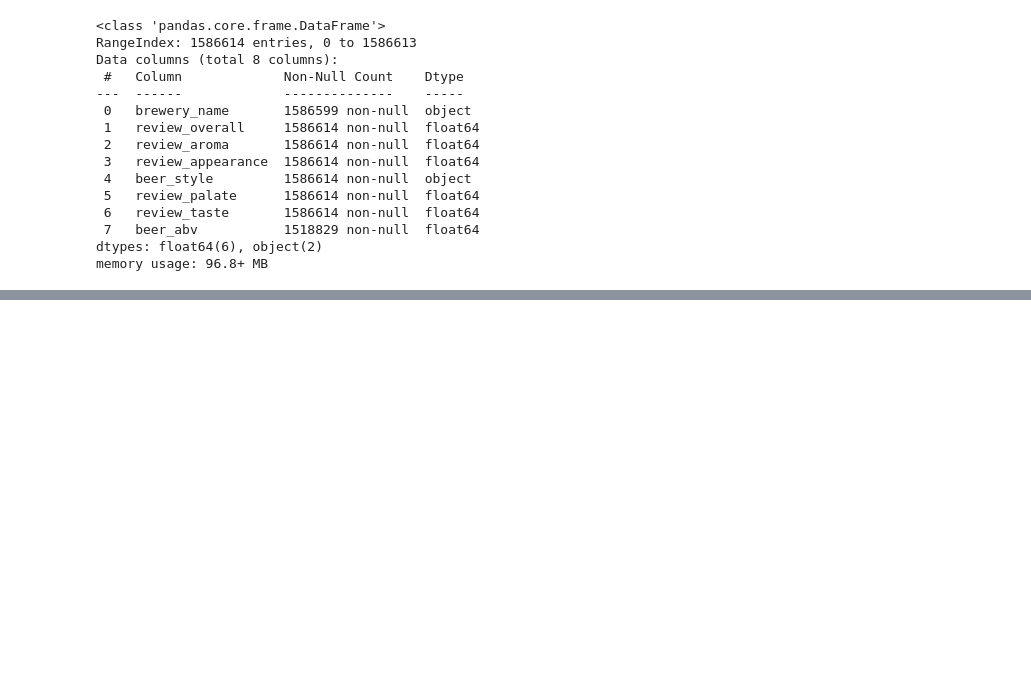
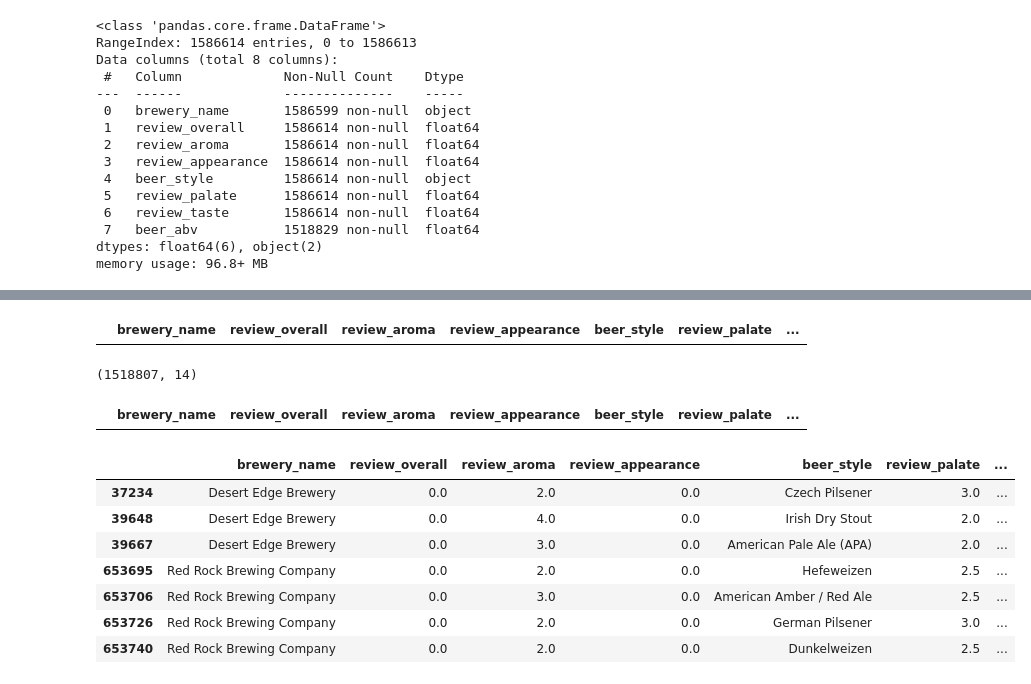
Before and after one commit to YuriiKlim/Projects, a Jupyter notebook: beer-reviews-predict.ipynb, the cells around one changed output, grey strips where cells are left out. Cells and saved outputs as stored; diff of their text form; code cells hidden in the pictures; blank space fills up the shorter version.

```diff
--- a/beer-reviews-predict.ipynb
+++ b/beer-reviews-predict.ipynb
@@ -111,0 +106,40 @@ For example, when doing 'df[col].method(value, inplace=True)', try using 'df.met
+# %%
+columns_to_check = ['review_aroma', 'review_appearance', 'review_palate', 'review_taste', "beer_abv"]
+
+# Фільтруємо рядки, де в будь-якій з зазначених колонок є значення 0
+rows_with_zeros = filtered_beer_reviews_df[(filtered_beer_reviews_df[columns_to_check] == 0).any(axis=1)]
+
+# Виведемо знайдені рядки
+rows_with_zeros
+# %% [output]
+|  | brewery_name | review_overall | review_aroma | review_appearance | beer_style | review_palate | ... |
+# %%
+# Фільтрація рядків, де в будь-якій з зазначених колонок є значення 0
+filtered_beer_reviews_df = filtered_beer_reviews_df[~(filtered_beer_reviews_df[columns_to_check] == 0).any(axis=1)]
+
+# Виведення кількості рядків після фільтрації
+filtered_beer_reviews_df.shape
+# %% [output]
+(1518807, 14)
+# %%
+# Фільтрація рядків, де у всіх зазначених колонках значення дорівнює 0
+rows_with_all_zeros = filtered_beer_reviews_df[(filtered_beer_reviews_df[columns_to_check] == 0).all(axis=1)]
+
+# Виведення знайдених рядків
+rows_with_all_zeros
+# %% [output]
+|  | brewery_name | review_overall | review_aroma | review_appearance | beer_style | review_palate | ... |
+# %%
+rows_with_overall_zero = filtered_beer_reviews_df[filtered_beer_reviews_df['review_overall'] == 0]
+
+# Виведення знайдених рядків
+rows_with_overall_zero
+# %% [output]
+|  | brewery_name | review_overall | review_aroma | review_appearance | beer_style | review_palate | ... |
+| 37234 | Desert Edge Brewery | 0.0 | 2.0 | 0.0 | Czech Pilsener | 3.0 | ... |
+| 39648 | Desert Edge Brewery | 0.0 | 4.0 | 0.0 | Irish Dry Stout | 2.0 | ... |
+| 39667 | Desert Edge Brewery | 0.0 | 3.0 | 0.0 | American Pale Ale (APA) | 2.0 | ... |
+| 653695 | Red Rock Brewing Company | 0.0 | 2.0 | 0.0 | Hefeweizen | 2.5 | ... |
+| 653706 | Red Rock Brewing Company | 0.0 | 3.0 | 0.0 | American Amber / Red Ale | 2.5 | ... |
+| 653726 | Red Rock Brewing Company | 0.0 | 2.0 | 0.0 | German Pilsener | 3.0 | ... |
+| 653740 | Red Rock Brewing Company | 0.0 | 2.0 | 0.0 | Dunkelweizen | 2.5 | ... |
```
Also changed, not shown: parts of 14 cells of this notebook.
